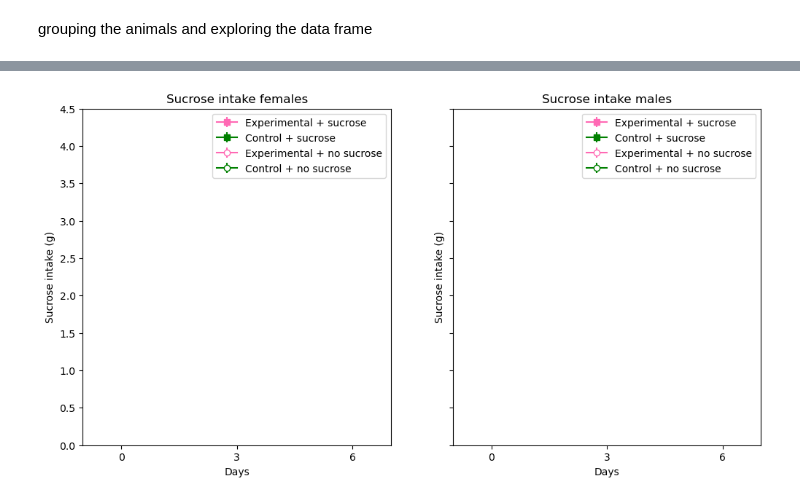
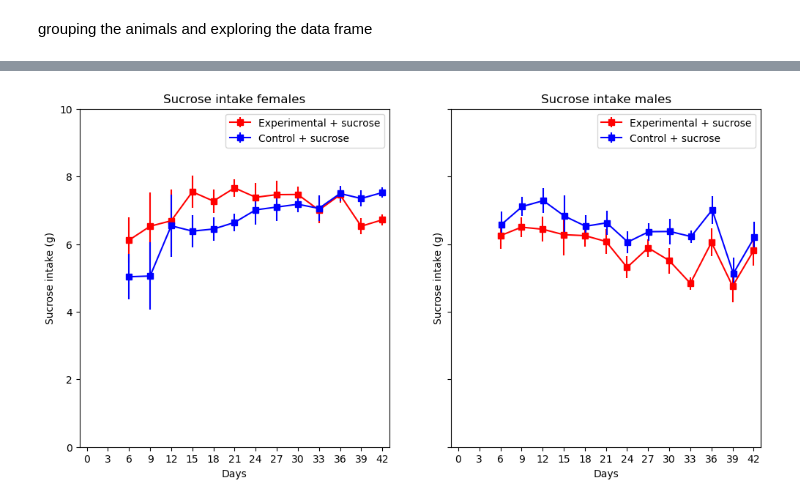
Before and after one commit to marijevisser/niacin, a Jupyter notebook: scripts/niacin_analysis_2.ipynb, the cells around one changed output, grey strips where cells are left out. Saved outputs shown, nothing was run; the diff lists cells and outputs as text; code cells hidden in the pictures.

```diff
--- a/scripts/niacin_analysis_2.ipynb
+++ b/scripts/niacin_analysis_2.ipynb
@@ -40,6 +40,7 @@ def tweak_df(df):
 
     return (df
             # .query("bodyweight != ''")
+            .query("animal_id != 'B3201'")
             .query("bodyweight.notna()", engine="python")
             .astype({"sex": "category",
                      "diet": "category",
@@ -131,7 +140,7 @@ def replace_outliers(df, column):
 
     values=[]
     for idx, row in df.iterrows():
-        if row[column] < 1:
+        if row[column] < 0.3:
             values.append(np.nan)
         elif row[column] > np.mean(df[column]) * 2:
             values.append(np.nan)
@@ -164,7 +173,7 @@ def remove_and_clean(df):
             .query("food_yesterday != -1.0")
 
             .assign(food_intake = lambda df_: replace_outliers(df_, "food_intake"))
-
+            .assign(bodyweight = lambda df_: replace_outliers(df_, "bodyweight"))
     )
 
 df_food_water = remove_and_clean(df)
@@ -396,7 +454,7 @@ f.savefig("..//results//bodyweight.png")
 # %%
 # Find mean and SEM of all data - food intake
-mean_fw = df_food_water.groupby(["sex", "diet", "sucrose", "date"]).mean(numeric_only=True).reset_index()
-sem_fw = df_food_water.groupby(["sex", "diet", "sucrose","date"]).sem(numeric_only=True).reset_index()
+mean_fw = df_sucrose.groupby(["sex", "diet", "sucrose", "date"]).mean(numeric_only=True).reset_index()
+sem_fw = df_sucrose.groupby(["sex", "diet", "sucrose","date"]).sem(numeric_only=True).reset_index()
 
 # Generate figure with two subplots
 f, ax = plt.subplots(ncols=2, figsize=(12, 6), sharey=True,
@@ -407,41 +465,27 @@ f, ax = plt.subplots(ncols=2, figsize=(12, 6), sharey=True,
 # Set x values
 x = np.arange(0, len(mean_fw.query("sex == 'female' and sucrose == 'Yes' and diet == 'experimental'"))*3, 3)
 x = np.arange(0, len(mean_fw.query("sex == 'female' and sucrose == 'Yes' and diet == 'experimental'"))*3, 3)
-x = [0,3,6]
+x = [0,3,6,9,12,15,18,21,24,27,30,33,36,39,42]
 
 # Plot data for each group in first subplot
 ax[0].errorbar(x,
                mean_fw.query("sex == 'female' and sucrose == 'Yes' and diet == 'experimental'").sucrose_intake,
                yerr=sem_fw.query("sex == 'female' and sucrose =='Yes' and diet == 'control'").sucrose_intake,
-               marker="s", markerfacecolor="hotpink", color="hotpink",
+               marker="s", markerfacecolor="red", color="red",
                label="Experimental + sucrose"
               )
 
-ax[0].errorbar([xval + 0.1 for xval in x],
+ax[0].errorbar(x,
                mean_fw.query("sex == 'female' and sucrose == 'Yes' and diet == 'control'").sucrose_intake,
                yerr=sem_fw.query("sex == 'female' and sucrose =='Yes' and diet == 'control'").sucrose_intake,
-               marker="s", markerfacecolor="green", color="green",
+               marker="s", markerfacecolor="blue", color="blue",
                label="Control + sucrose"
-              )
-
-ax[0].errorbar(x,
-               mean_fw.query("sex == 'female' and sucrose == 'No' and diet == 'experimental'").sucrose_intake,
-               yerr=sem_fw.query("sex == 'female' and sucrose == 'No' and diet == 'experimental'").sucrose_intake,
-               marker="o", markerfacecolor="white", color="hotpink",
-               label="Experimental + no sucrose"
-              )
-
-ax[0].errorbar(x,
-               mean_fw.query("sex == 'female' and sucrose == 'No' and diet == 'control'").sucrose_intake,
-               yerr=sem_fw.query("sex == 'female' and sucrose == 'No' and diet == 'control'").sucrose_intake,
-               marker="o", markerfacecolor="white", color="green",
-               label="Control + no sucrose"
               )
 
 # Set x axis limits and ticks
 ax[0].set_xlim([-1, x[-1]+1])
 ax[0].set_xticks(np.arange(0, x[-1]+1, 3))
-ax[0].set_ylim([0, 4.5])
+ax[0].set_ylim([0, 10])
 
 # Add labels
 ax[0].set_ylabel("Sucrose intake (g)")
@@ -454,49 +498,35 @@ ax[0].set_title("Sucrose intake females")
 # Males
 x = np.arange(0, len(mean_fw.query("sex == 'male' and sucrose == 'Yes' and diet == 'experimental'"))*3, 3)
 x = np.arange(0, len(mean_fw.query("sex == 'male' and sucrose == 'Yes' and diet == 'experimental'"))*3, 3)
-x = [0,3,6]
+x = [0,3,6,9,12,15,18,21,24,27,30,33,36,39,42]
 
 # Plot data for each group in first subplot
 ax[1].errorbar(x,
                mean_fw.query("sex == 'male' and sucrose == 'Yes' and diet == 'experimental'").sucrose_intake,
                yerr=sem_fw.query("sex == 'male' and sucrose =='Yes' and diet == 'control'").sucrose_intake,
-               marker="s", markerfacecolor="hotpink", color="hotpink",
+               marker="s", markerfacecolor="red", color="red",
                label="Experimental + sucrose"
               )
 
 ax[1].errorbar([xval + 0.1 for xval in x],
                mean_fw.query("sex == 'male' and sucrose == 'Yes' and diet == 'control'").sucrose_intake,
                yerr=sem_fw.query("sex == 'male' and sucrose =='Yes' and diet == 'control'").sucrose_intake,
-               marker="s", markerfacecolor="green", color="green",
+               marker="s", markerfacecolor="blue", color="blue",
                label="Control + sucrose"
-              )
-
-ax[1].errorbar(x,
-               mean_fw.query("sex == 'male' and sucrose == 'No' and diet == 'experimental'").sucrose_intake,
-               yerr=sem_fw.query("sex == 'male' and sucrose == 'No' and diet == 'experimental'").sucrose_intake,
-               marker="o", markerfacecolor="white", color="hotpink",
-               label="Experimental + no sucrose"
-              )
-
-ax[1].errorbar(x,
-               mean_fw.query("sex == 'male' and sucrose == 'No' and diet == 'control'").sucrose_intake,
-               yerr=sem_fw.query("sex == 'male' and sucrose == 'No' and diet == 'control'").sucrose_intake,
-               marker="o", markerfacecolor="white", color="green",
-               label="Control + no sucrose"
               )
 
 # Set x axis limits and ticks
 ax[1].set_xlim([-1, x[-1]+1])
 ax[1].set_xticks(np.arange(0, x[-1]+1, 3))
-ax[1].set_ylim([0, 4.5])
+ax[1].set_ylim([0, 10])
 
 # Add labels
 ax[1].set_ylabel("Sucrose intake (g)")
 ax[1].set_xlabel("Days")
 ax[1].legend()
 ax[1].set_title("Sucrose intake males")
 
 
 f.savefig("..//results//sucroseintake.png")
 # %% [output]
-[figure, old version]
+[figure, new version]
```
Also changed, not shown: parts of 11 cells of this notebook, 10 other files.
